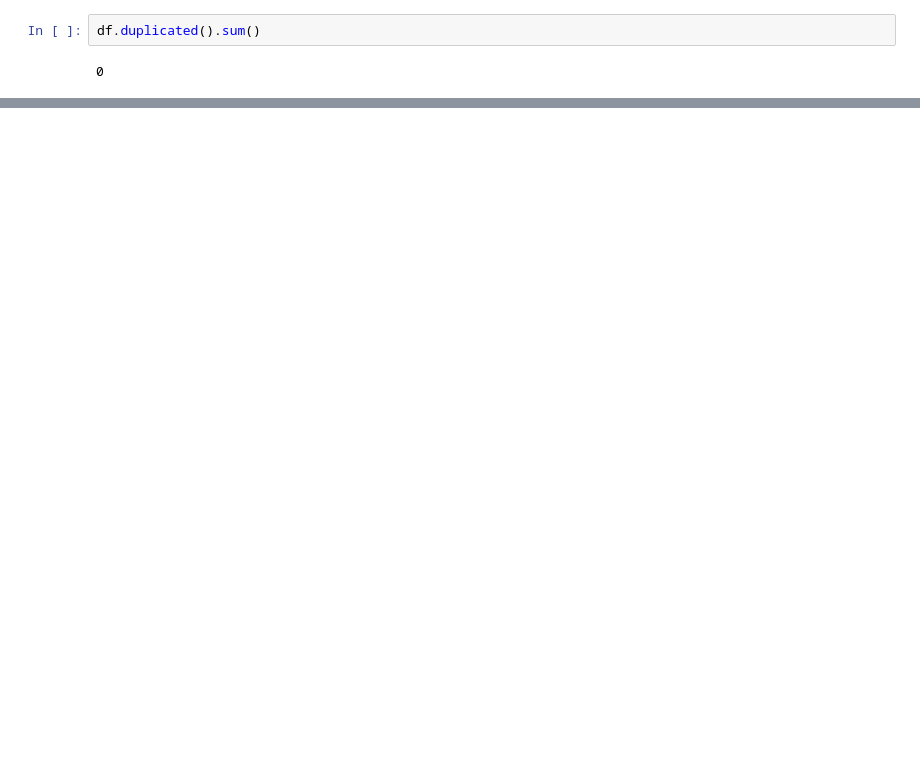
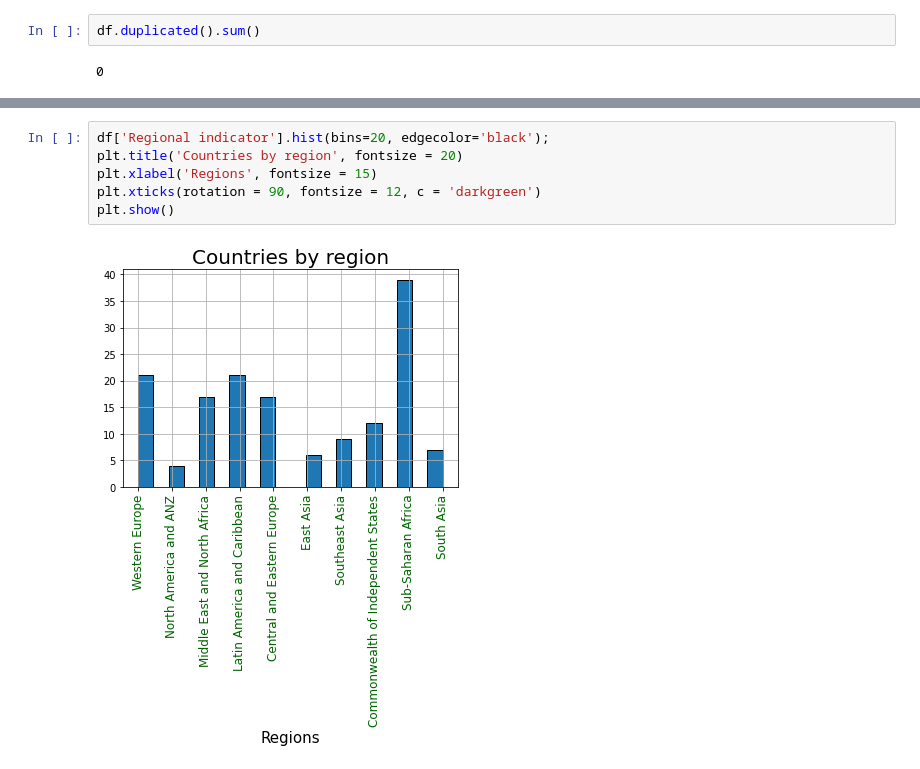
Before and after one commit to ivnizhnik/Data_Science_Project_A, a Jupyter notebook: WorldHappinessReport.ipynb, the cells around one changed output, grey strips where cells are left out. Saved outputs shown, nothing was run; the diff lists cells and outputs as text; blank space fills up the shorter version.

```diff
--- a/WorldHappinessReport.ipynb
+++ b/WorldHappinessReport.ipynb
@@ -101,0 +144,8 @@ df.duplicated().sum()
+# %%
+df['Regional indicator'].hist(bins=20, edgecolor='black');
+plt.title('Countries by region', fontsize = 20)
+plt.xlabel('Regions', fontsize = 15)
+plt.xticks(rotation = 90, fontsize = 12, c = 'darkgreen')
+plt.show()
+# %% [output]
+[figure, added]
```
Also changed, not shown: parts of 21 cells of this notebook.
